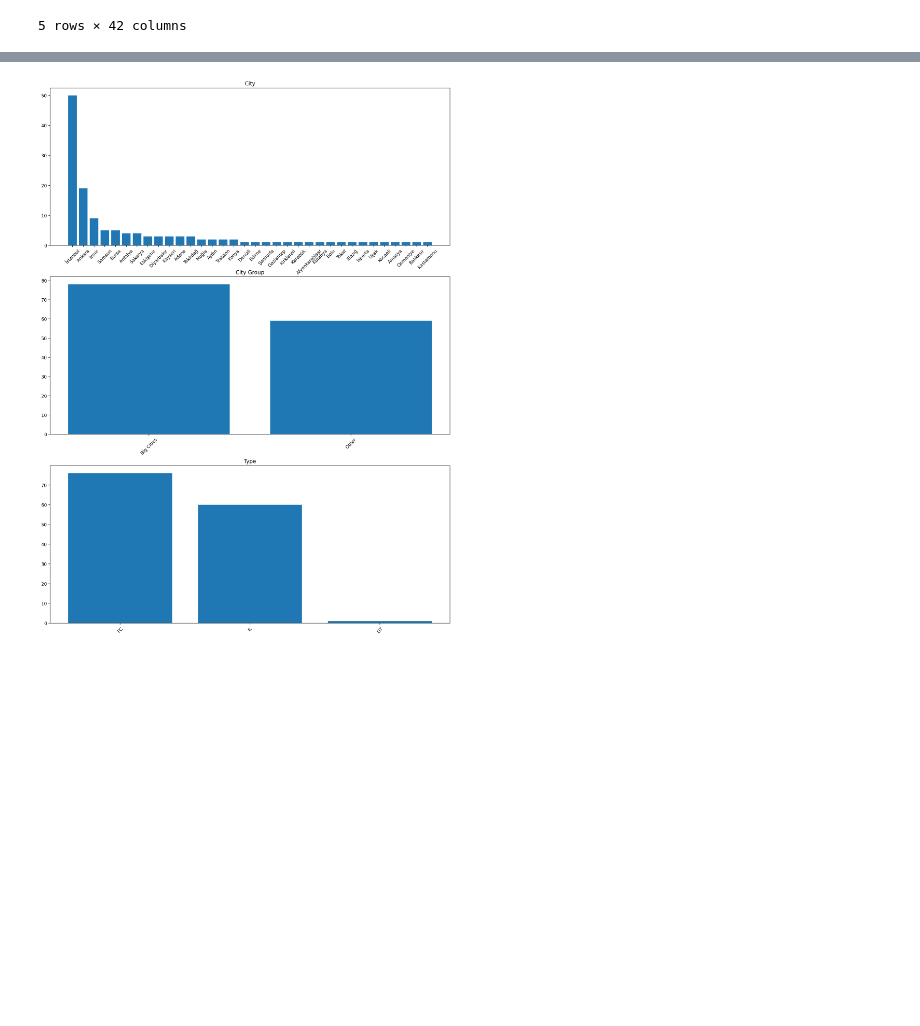
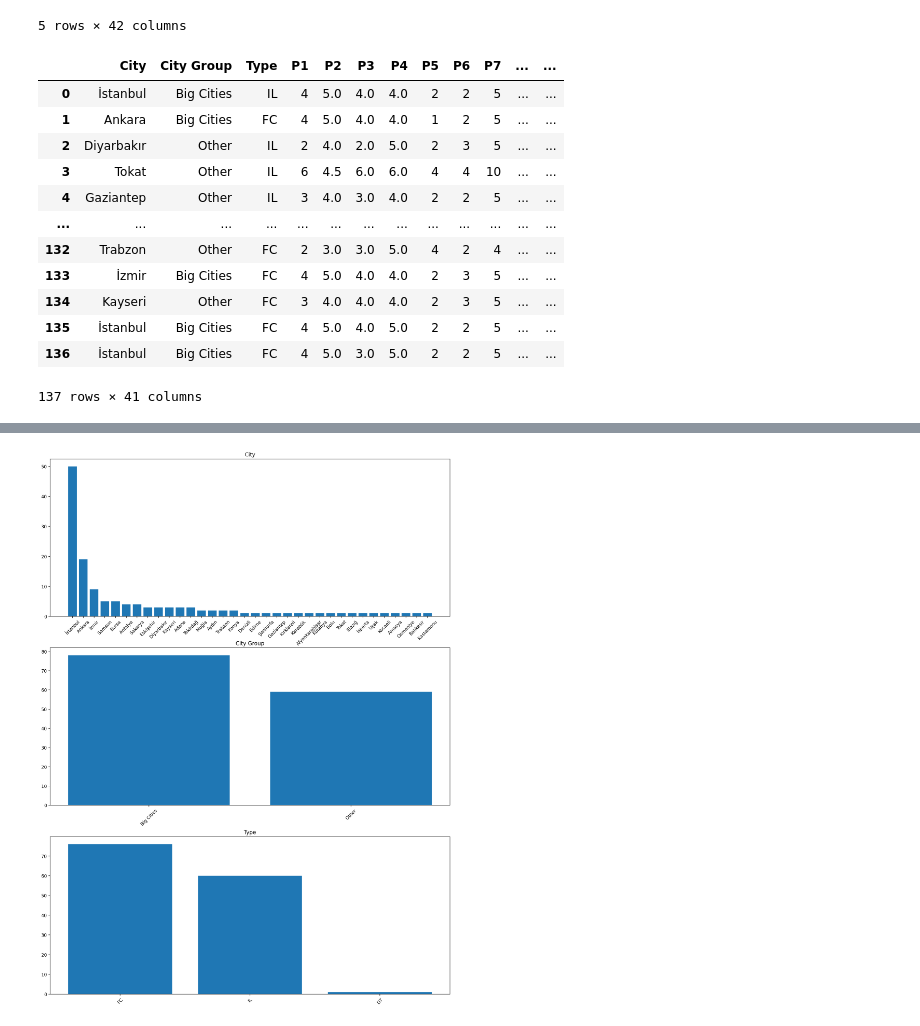
Before and after one commit to ashen007/Resturent_revenue_prediction, a Jupyter notebook: revenue prediction.ipynb, the cells around one changed output, grey strips where cells are left out. Saved outputs shown, nothing was run; the diff lists cells and outputs as text; code cells hidden in the pictures; blank space fills up the shorter version.

```diff
--- a/revenue prediction.ipynb
+++ b/revenue prediction.ipynb
@@ -35,5 +36,27 @@ train.drop('revenue',
            axis=1,
            inplace=True)
+# %%
+today = pd.to_datetime(date.today())
+train['Open Date'] = train['Open Date'].apply(lambda x: pd.to_datetime(x))
+train['Duration'] = train['Open Date'].apply(lambda x: today.year - x.year)
+train.drop('Open Date',
+           axis=1,
+           inplace=True)
+train
+# %% [output]
+|  | City | City Group | Type | P1 | P2 | P3 | P4 | P5 | P6 | P7 | ... | ... |
+| 0 | İstanbul | Big Cities | IL | 4 | 5.0 | 4.0 | 4.0 | 2 | 2 | 5 | ... | ... |
+| 1 | Ankara | Big Cities | FC | 4 | 5.0 | 4.0 | 4.0 | 1 | 2 | 5 | ... | ... |
+| 2 | Diyarbakır | Other | IL | 2 | 4.0 | 2.0 | 5.0 | 2 | 3 | 5 | ... | ... |
+| 3 | Tokat | Other | IL | 6 | 4.5 | 6.0 | 6.0 | 4 | 4 | 10 | ... | ... |
+| 4 | Gaziantep | Other | IL | 3 | 4.0 | 3.0 | 4.0 | 2 | 2 | 5 | ... | ... |
+| ... | ... | ... | ... | ... | ... | ... | ... | ... | ... | ... | ... | ... |
+| 132 | Trabzon | Other | FC | 2 | 3.0 | 3.0 | 5.0 | 4 | 2 | 4 | ... | ... |
+| 133 | İzmir | Big Cities | FC | 4 | 5.0 | 4.0 | 4.0 | 2 | 3 | 5 | ... | ... |
+| 134 | Kayseri | Other | FC | 3 | 4.0 | 4.0 | 4.0 | 2 | 3 | 5 | ... | ... |
+| 135 | İstanbul | Big Cities | FC | 4 | 5.0 | 4.0 | 5.0 | 2 | 2 | 5 | ... | ... |
+| 136 | İstanbul | Big Cities | FC | 4 | 5.0 | 3.0 | 5.0 | 2 | 2 | 5 | ... | ... |
+137 rows × 41 columns
 # %%
 target.columns, train.columns
 # %% [output]
```
Also changed, not shown: parts of 13 cells of this notebook.
